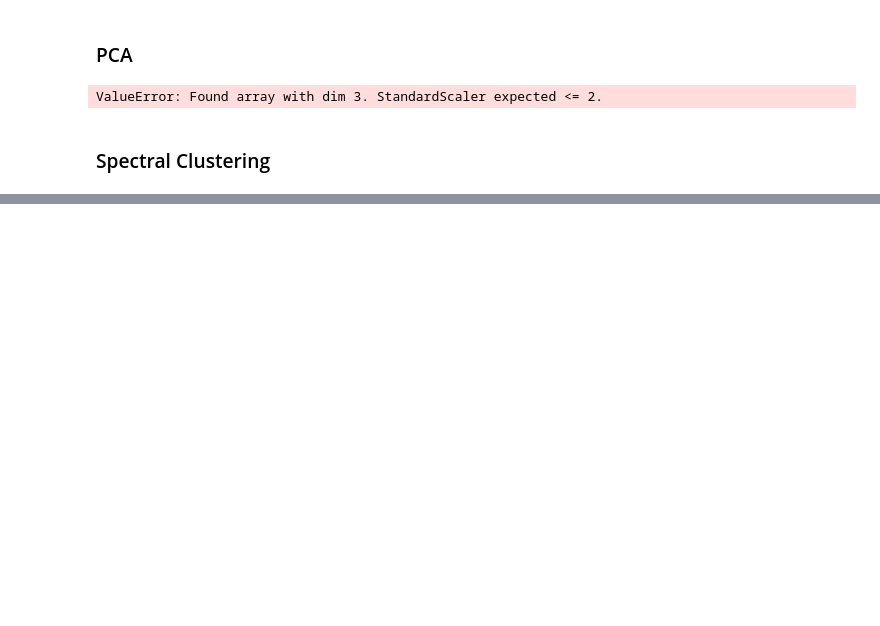
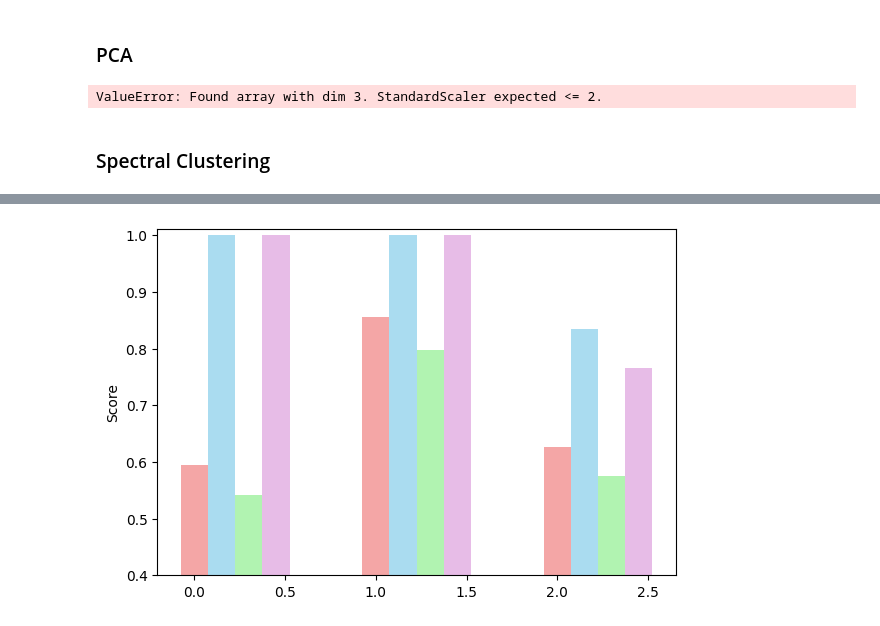
Before and after one commit to thisis05/distance-extended-graphlet, a Jupyter notebook: profile.ipynb, the cells around one changed output, grey strips where cells are left out. Saved outputs shown, nothing was run; the diff lists cells and outputs as text; code cells hidden in the pictures; blank space fills up the shorter version.

```diff
--- a/profile.ipynb
+++ b/profile.ipynb
@@ -348,0 +513,33 @@ KeyError: "None of [Index(['4-1', '4-2', '4-3', '4-4', '4-5', '4-6'], dtype='obj
+# %%
+# 데이터 설정
+metrics_labels = ['ARI', 'NMI', 'Silhouette']
+metrics = ['2hop-3', '2hop-4', '1hop-4', '1hop-5']
+ari_scores = [0.594, 1.000, 0.541, 1.000]
+nmi_scores = [0.856, 1.000, 0.798, 1.000]
+silhouette_scores = [0.627, 0.835, 0.575, 0.765]
+
+# 각 성능 지표를 위한 score array를 생성
+scores = [ari_scores, nmi_scores, silhouette_scores]
+scores = np.array(scores)  # (3, 6) 형태
+
+# 색상 설정
+colors = ['lightcoral', 'skyblue', 'lightgreen', 'plum', 'mediumseagreen', 'cornflowerblue']
+
+# 막대 그래프 그리기
+fig, ax = plt.subplots(figsize=(6, 4))
+
+bar_width = 0.15
+x = np.arange(len(metrics_labels))
+
+# 각 metric 별로 막대를 그리기
+for i in range(len(metrics)):
+    ax.bar(x + i * bar_width, scores[:, i], width=bar_width, label=metrics[i], color=colors[i], alpha=0.7)
+
+# 레이블 및 제목 설정
+ax.set_ylabel('Score')
+ax.set_ylim(0.4, 1.01)
+
+plt.tight_layout()
+plt.show()
+# %% [output]
+[figure, added]
```
Also changed, not shown: parts of 10 cells of this notebook, 23 other files.
